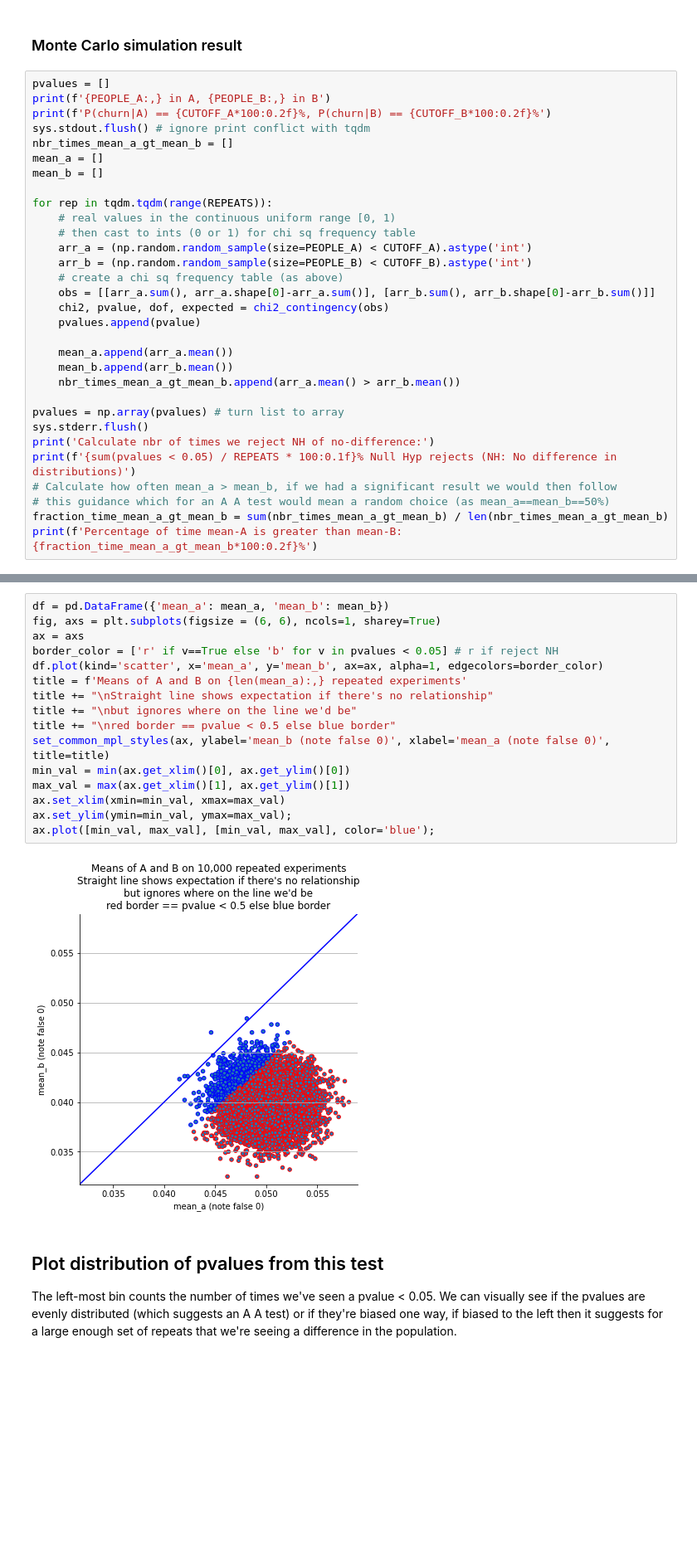
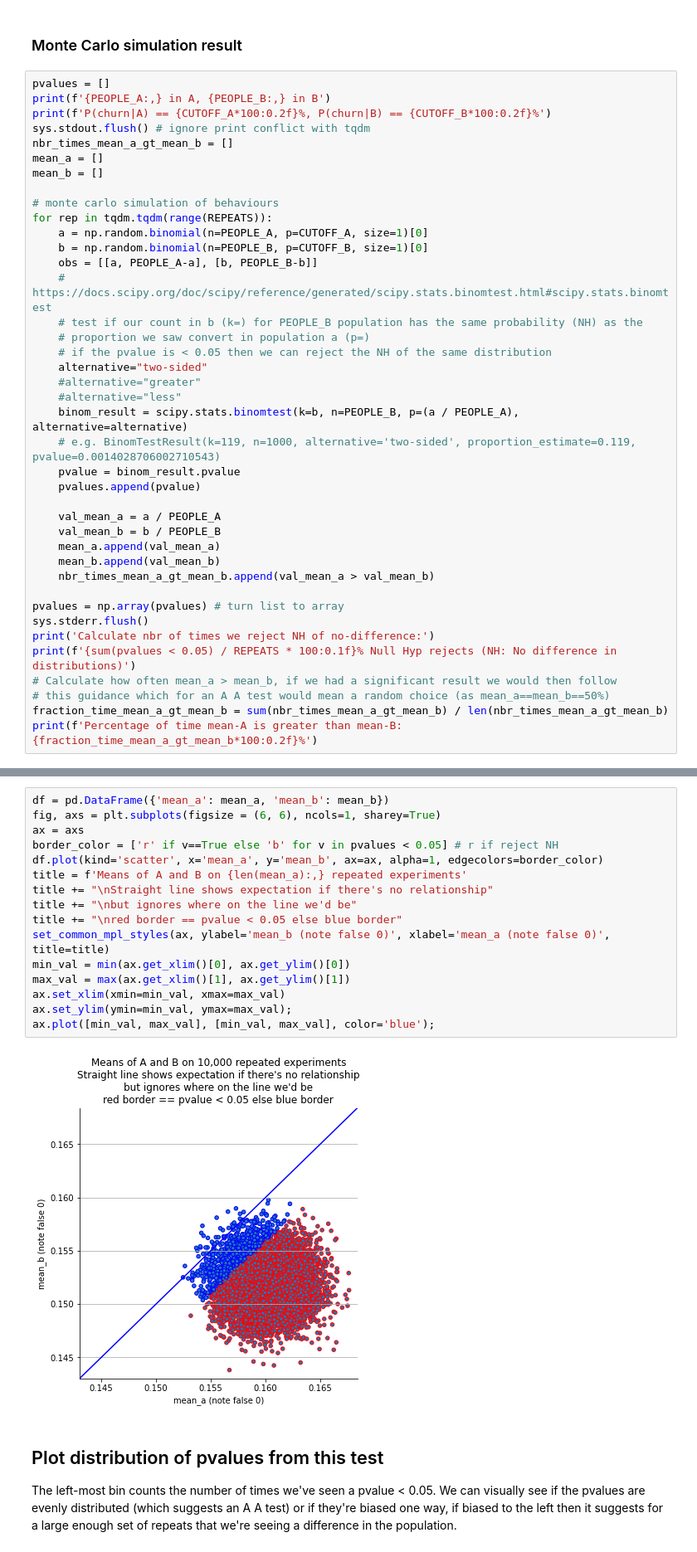
Before and after one commit to ianozsvald/churn_a_b_tests_statistical_power, a Jupyter notebook: Churn A B tests and power of ChiSq.ipynb, the cells around one changed output, grey strips where cells are left out. Shown at 83% size. Cells and saved outputs as stored; diff of their text form; blank space fills up the shorter version.

Commit message:
moved from chisq to binomial test

```diff
--- a/Churn A B tests and power of ChiSq.ipynb
+++ b/Churn A B tests and power of ChiSq.ipynb
@@ -180,19 +220,28 @@ nbr_times_mean_a_gt_mean_b = []
 mean_a = []
 mean_b = []
 
+# monte carlo simulation of behaviours
 for rep in tqdm.tqdm(range(REPEATS)):
-    # real values in the continuous uniform range [0, 1)
-    # then cast to ints (0 or 1) for chi sq frequency table
-    arr_a = (np.random.random_sample(size=PEOPLE_A) < CUTOFF_A).astype('int')
-    arr_b = (np.random.random_sample(size=PEOPLE_B) < CUTOFF_B).astype('int')
-    # create a chi sq frequency table (as above)
-    obs = [[arr_a.sum(), arr_a.shape[0]-arr_a.sum()], [arr_b.sum(), arr_b.shape[0]-arr_b.sum()]]
-    chi2, pvalue, dof, expected = chi2_contingency(obs)
+    a = np.random.binomial(n=PEOPLE_A, p=CUTOFF_A, size=1)[0]
+    b = np.random.binomial(n=PEOPLE_B, p=CUTOFF_B, size=1)[0]
+    obs = [[a, PEOPLE_A-a], [b, PEOPLE_B-b]]
+    # https://docs.scipy.org/doc/scipy/reference/generated/scipy.stats.binomtest.html#scipy.stats.binomtest
+    # test if our count in b (k=) for PEOPLE_B population has the same probability (NH) as the
+    # proportion we saw convert in population a (p=)
+    # if the pvalue is < 0.05 then we can reject the NH of the same distribution
+    alternative="two-sided"
+    #alternative="greater"
+    #alternative="less"
+    binom_result = scipy.stats.binomtest(k=b, n=PEOPLE_B, p=(a / PEOPLE_A), alternative=alternative)
+    # e.g. BinomTestResult(k=119, n=1000, alternative='two-sided', proportion_estimate=0.119, pvalue=0.0014028706002710543)
+    pvalue = binom_result.pvalue
     pvalues.append(pvalue)
 
-    mean_a.append(arr_a.mean())
-    mean_b.append(arr_b.mean())
-    nbr_times_mean_a_gt_mean_b.append(arr_a.mean() > arr_b.mean())
+    val_mean_a = a / PEOPLE_A
+    val_mean_b = b / PEOPLE_B
+    mean_a.append(val_mean_a)
+    mean_b.append(val_mean_b)
+    nbr_times_mean_a_gt_mean_b.append(val_mean_a > val_mean_b)
 
 pvalues = np.array(pvalues) # turn list to array
 sys.stderr.flush()
@@ -211,21 +260,21 @@ Percentage of time mean-A is greater than mean-B: 99.95%
 # %%
 df = pd.DataFrame({'mean_a': mean_a, 'mean_b': mean_b})
 fig, axs = plt.subplots(figsize = (6, 6), ncols=1, sharey=True)
 ax = axs
 border_color = ['r' if v==True else 'b' for v in pvalues < 0.05] # r if reject NH
 df.plot(kind='scatter', x='mean_a', y='mean_b', ax=ax, alpha=1, edgecolors=border_color)
 title = f'Means of A and B on {len(mean_a):,} repeated experiments'
 title += "\nStraight line shows expectation if there's no relationship"
 title += "\nbut ignores where on the line we'd be"
-title += "\nred border == pvalue < 0.5 else blue border"
+title += "\nred border == pvalue < 0.05 else blue border"
 set_common_mpl_styles(ax, ylabel='mean_b (note false 0)', xlabel='mean_a (note false 0)', title=title)
 min_val = min(ax.get_xlim()[0], ax.get_ylim()[0])
 max_val = max(ax.get_xlim()[1], ax.get_ylim()[1])
 ax.set_xlim(xmin=min_val, xmax=max_val)
 ax.set_ylim(ymin=min_val, ymax=max_val);
 ax.plot([min_val, max_val], [min_val, max_val], color='blue');
 # %% [output]
-[figure, old version]
+[figure, new version]
 # %% [markdown]
 ## Plot distribution of pvalues from this test
 
```
Also changed, not shown: parts of 10 cells of this notebook.
